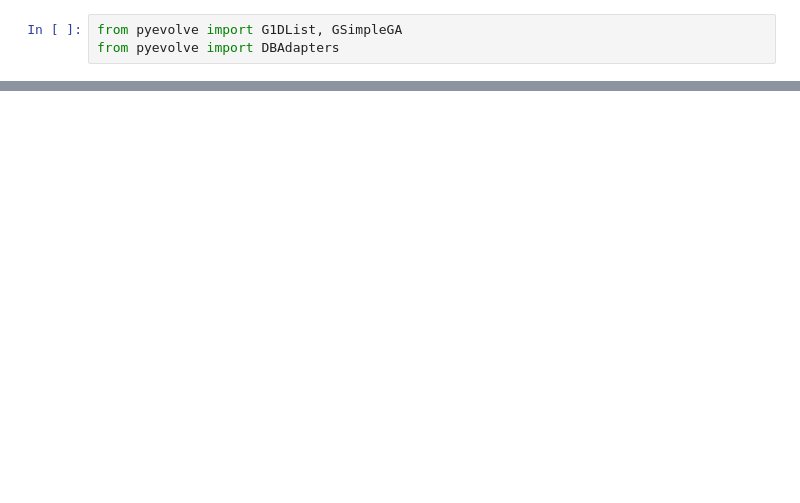
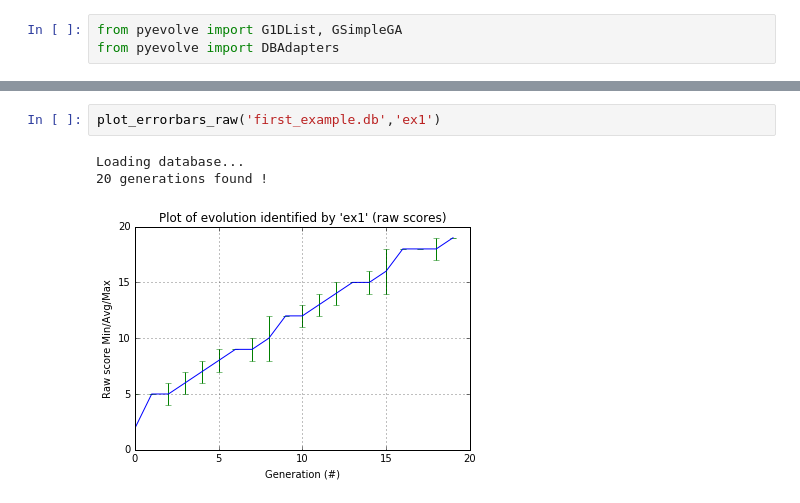
Before and after one commit to ecervera/ga-nb, a Jupyter notebook: Graphical Analysis.ipynb, the cells around one changed output, grey strips where cells are left out. Drawn from its saved outputs; the diff is of its cells as text; blank space fills up the shorter version.

Commit message:
plots

```diff
--- a/Graphical Analysis.ipynb
+++ b/Graphical Analysis.ipynb
@@ -110,0 +66,6 @@ popScores
+# %%
+plot_errorbars_raw('first_example.db','ex1')
+# %% [output]
+Loading database...
+20 generations found !
+[figure, added]
```
Also changed, not shown: parts of 33 cells of this notebook, 5 other files.
